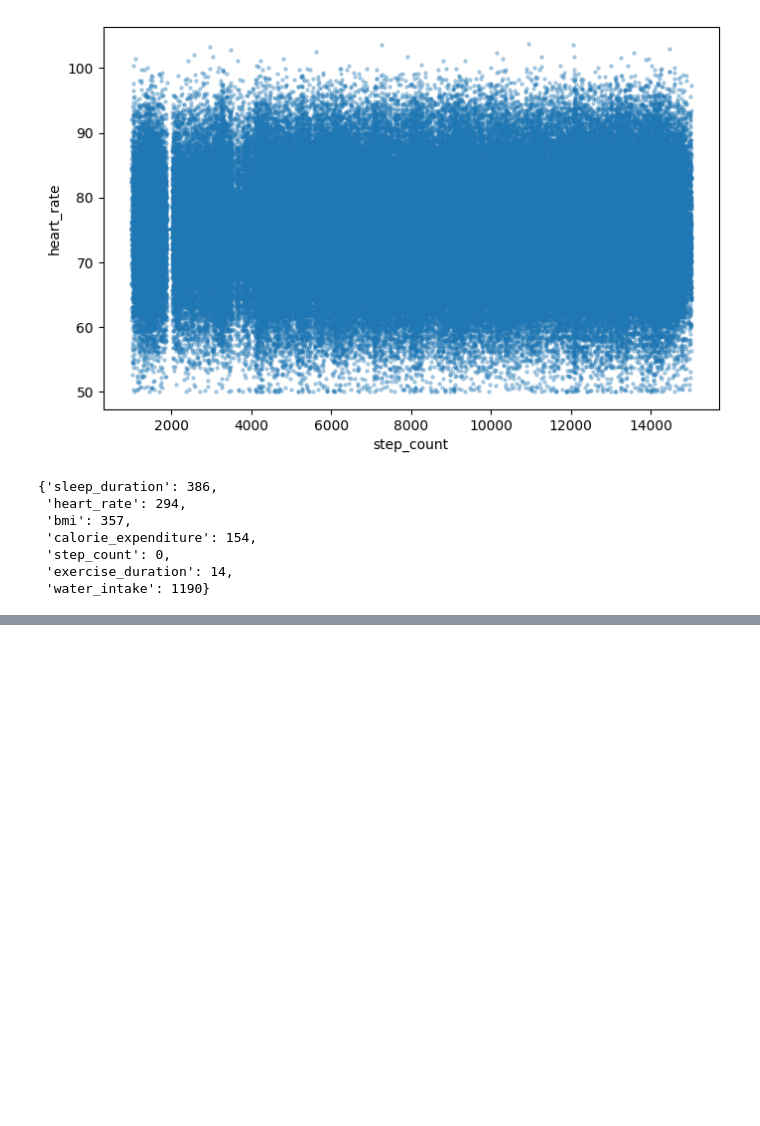
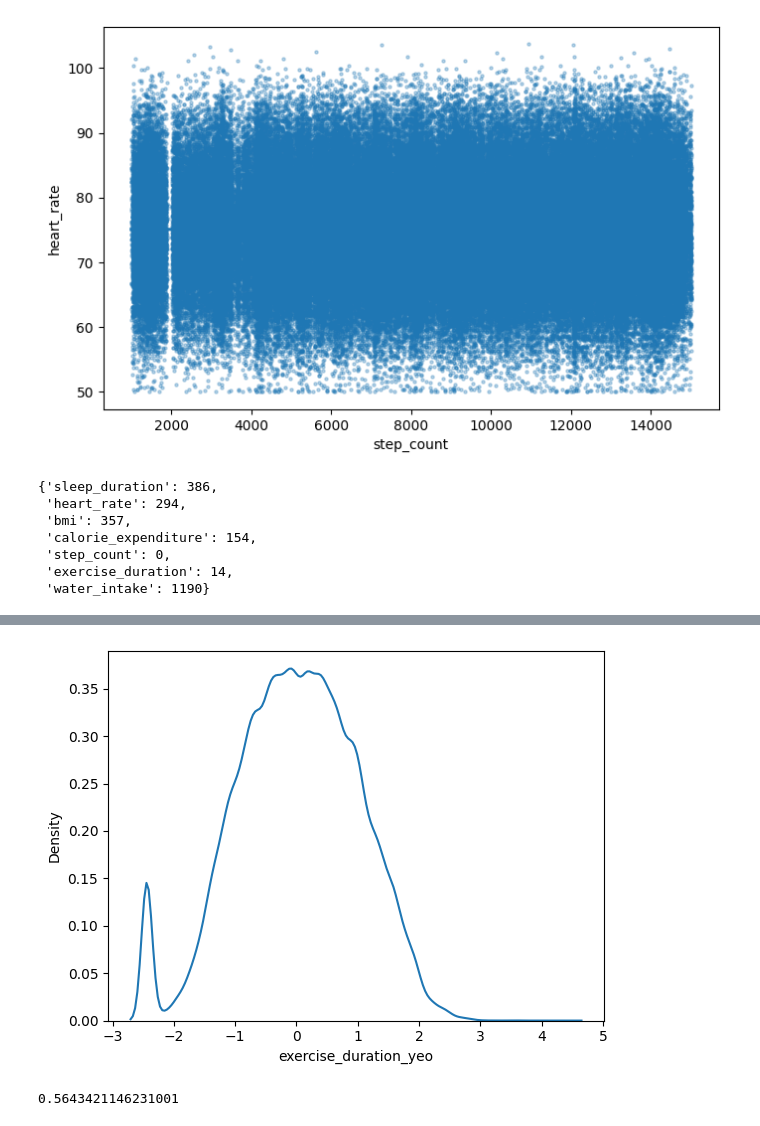
Before and after one commit to TinyHaitch/Kaggle-Notebook, a Jupyter notebook: student-health-issue.ipynb, the cells around one changed output, grey strips where cells are left out. Drawn from its saved outputs; the diff is of its cells as text; code cells hidden in the pictures; blank space fills up the shorter version.

```diff
--- a/student-health-issue.ipynb
+++ b/student-health-issue.ipynb
@@ -243,0 +282,17 @@ summary
+# %%
+from sklearn.preprocessing import PowerTransformer
+
+pt = PowerTransformer(method='yeo-johnson')
+
+data['exercise_duration_yeo'] = pt.fit_transform(
+    data[['exercise_duration']]
+)
+
+sns.kdeplot(data['exercise_duration_yeo'])
+plt.show()
+# %% [output]
+[figure, added]
+# %%
+(summary['water_intake'] / len(data.water_intake)) * 100
+# %% [output]
+0.5643421146231001
```
Also changed, not shown: parts of 5 cells of this notebook.
